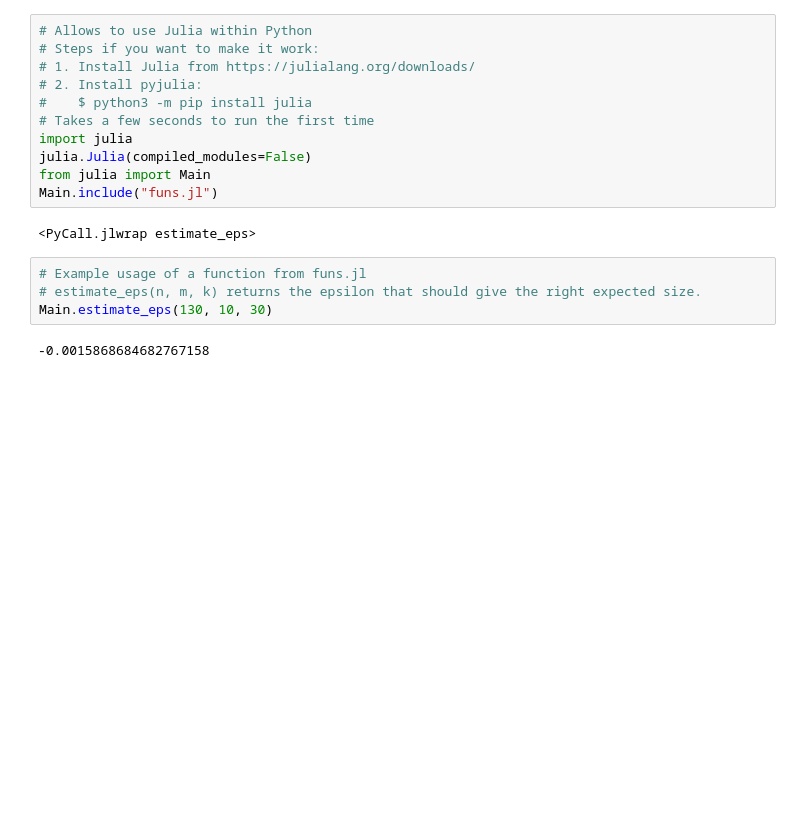
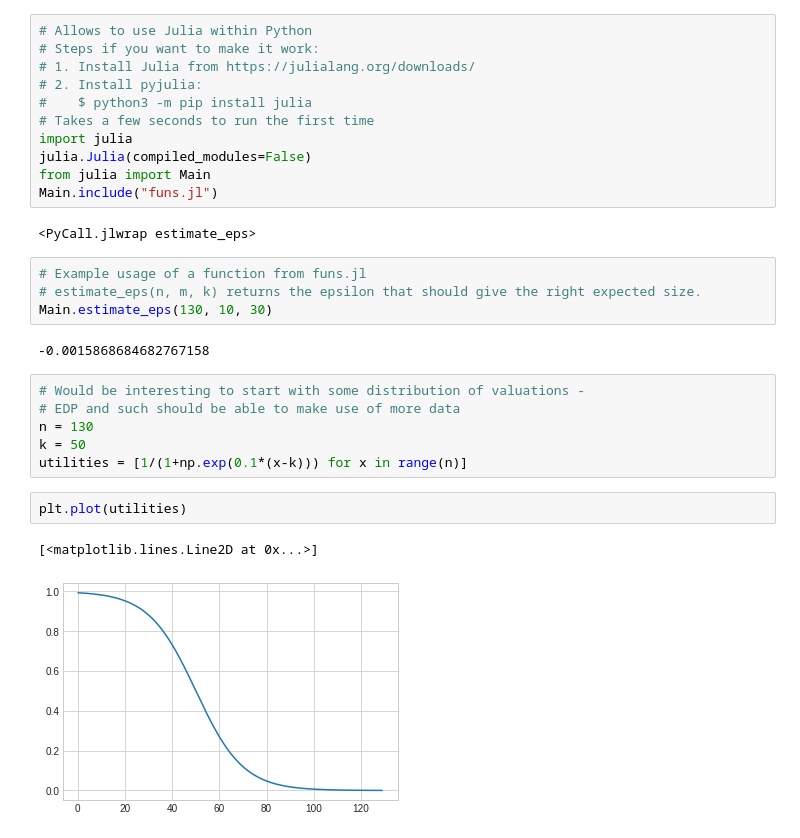
Before and after one commit to szhydkov/PeerNomination, a Jupyter notebook: peerselect/notebooks/stas_testing.ipynb, the cells around one changed output. Drawn from its saved outputs; the diff is of its cells as text; blank space fills up the shorter version.

```diff
--- a/peerselect/notebooks/stas_testing.ipynb
+++ b/peerselect/notebooks/stas_testing.ipynb
@@ -46,6 +46,17 @@ Main.include("funs.jl")
 Main.estimate_eps(130, 10, 30)
 # %% [output]
 -0.0015868684682767158
+# %%
+# Would be interesting to start with some distribution of valuations -
+# EDP and such should be able to make use of more data
+n = 130
+k = 50
+utilities = [1/(1+np.exp(0.1*(x-k))) for x in range(n)]
+# %%
+plt.plot(utilities)
+# %% [output]
+[<matplotlib.lines.Line2D at 0x...>]
+[figure, added]
 # %%
 _DEBUG = False
 
```
Also changed, not shown: parts of 7 cells of this notebook, 5 other files.
